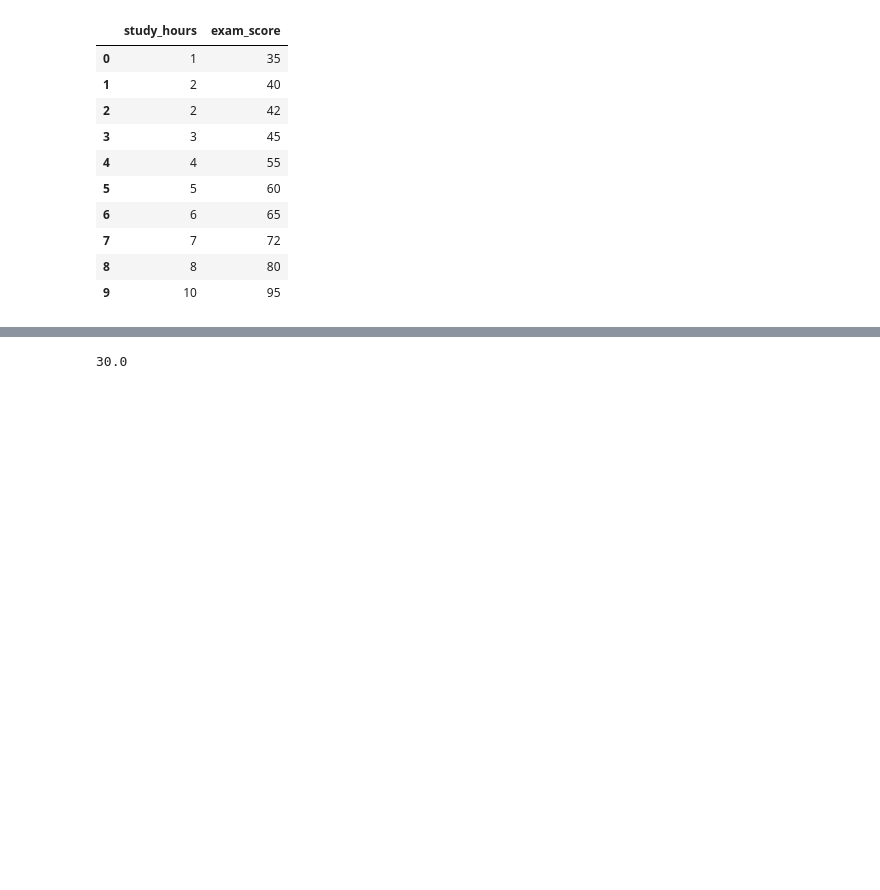
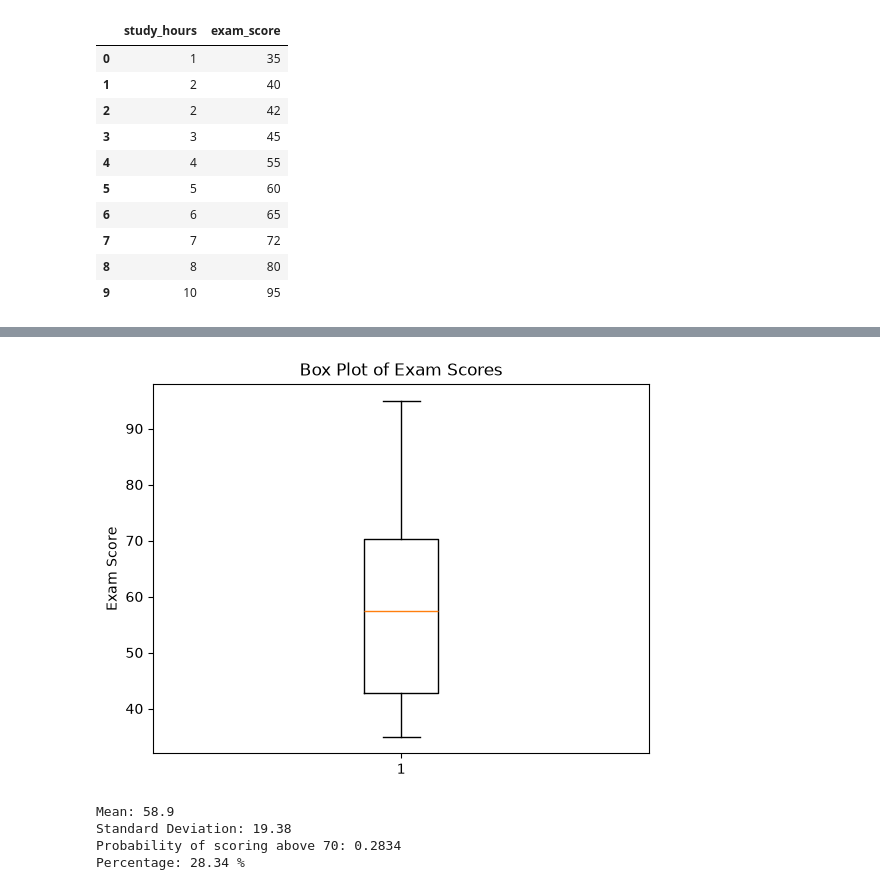
Before and after one commit to fayaspsulfikkar/daily-ml-practice, a Jupyter notebook: Exam_Reviews/Week 4/review.ipynb, the cells around one changed output, grey strips where cells are left out. Drawn from its saved outputs; the diff is of its cells as text; code cells hidden in the pictures; blank space fills up the shorter version.

```diff
--- a/Exam_Reviews/Week 4/review.ipynb
+++ b/Exam_Reviews/Week 4/review.ipynb
@@ -69,15 +93,32 @@ plt.show()
+# %%
+plt.boxplot(data["exam_score"])
+
+plt.ylabel("Exam Score")
+plt.title("Box Plot of Exam Scores")
+
+plt.show()
+# %% [output]
+[figure, added]
 # %%
 # Assuming exam scores are normally distributed, calculate the probability of a score exceeding 70 using a normal distribution CDF.
 # %%
-exam_score
-exam_sc = np.asarray(exam_score)
-exam_sc
+mean = data["exam_score"].mean()
+std_dev = data["exam_score"].std(ddof=1)
 
-event = [x for x in exam_sc if x>70 ]
+probability = 1 - stats.norm.cdf(
+    70,
+    loc=mean,
+    scale=std_dev
+)
 
-prob_g_70 = len(event) / len(exam_score)
-print(prob_g_70 * 100)
+print("Mean:", round(mean, 2))
+print("Standard Deviation:", round(std_dev, 2))
+print("Probability of scoring above 70:", round(probability, 4))
+print("Percentage:", round(probability * 100, 2), "%")
 # %% [output]
-30.0
+Mean: 58.9
+Standard Deviation: 19.38
+Probability of scoring above 70: 0.2834
+Percentage: 28.34 %
 # %%
 # Conduct a one-sample t-test to determine whether the mean exam score differs significantly from 50, using a significance level of 0.05.
```
Also changed, not shown: parts of 3 cells of this notebook, 44 other files.
